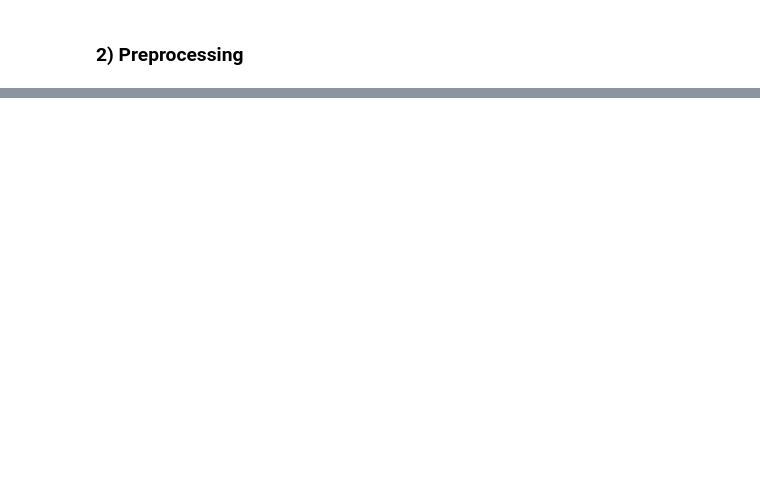
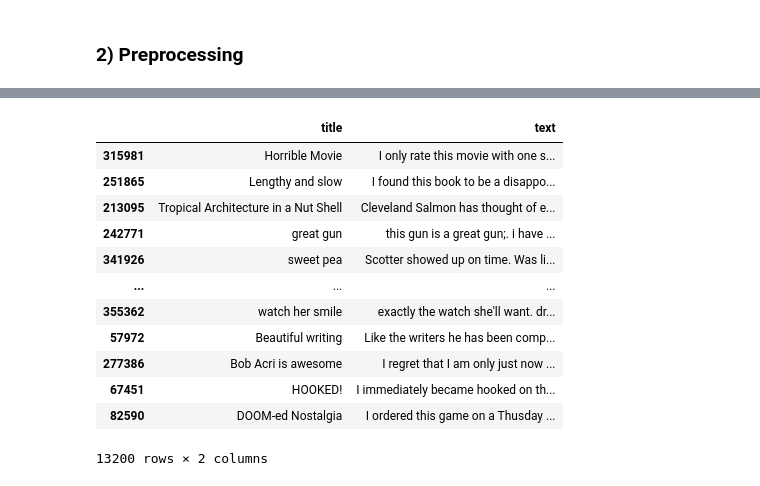
Before and after one commit to anda19ad/aiml23_labs, a Jupyter notebook: AmazonReviews.ipynb, the cells around one changed output, grey strips where cells are left out. Saved outputs shown, nothing was run; the diff lists cells and outputs as text; code cells hidden in the pictures; blank space fills up the shorter version.

```diff
--- a/AmazonReviews.ipynb
+++ b/AmazonReviews.ipynb
@@ -116,2 +116,18 @@ X_train, X_test, y_train, y_test = train_test_split(X, y, test_size=0.33, random
+# %%
+X_testPre
+# %% [output]
+|  | title | text |
+| 315981 | Horrible Movie | I only rate this movie with one s... |
+| 251865 | Lengthy and slow | I found this book to be a disappo... |
+| 213095 | Tropical Architecture in a Nut Shell | Cleveland Salmon has thought of e... |
+| 242771 | great gun | this gun is a great gun;. i have ... |
+| 341926 | sweet pea | Scotter showed up on time. Was li... |
+| ... | ... | ... |
+| 355362 | watch her smile | exactly the watch she'll want. dr... |
+| 57972 | Beautiful writing | Like the writers he has been comp... |
+| 277386 | Bob Acri is awesome | I regret that I am only just now ... |
+| 67451 | HOOKED! | I immediately became hooked on th... |
+| 82590 | DOOM-ed Nostalgia | I ordered this game on a Thusday ... |
+13200 rows × 2 columns
 # %%
 # Using the count vectorizer https://www.geeksforgeeks.org/using-countvectorizer-to-extracting-features-from-text/
```
Also changed, not shown: parts of 10 cells of this notebook, 3 other files.
